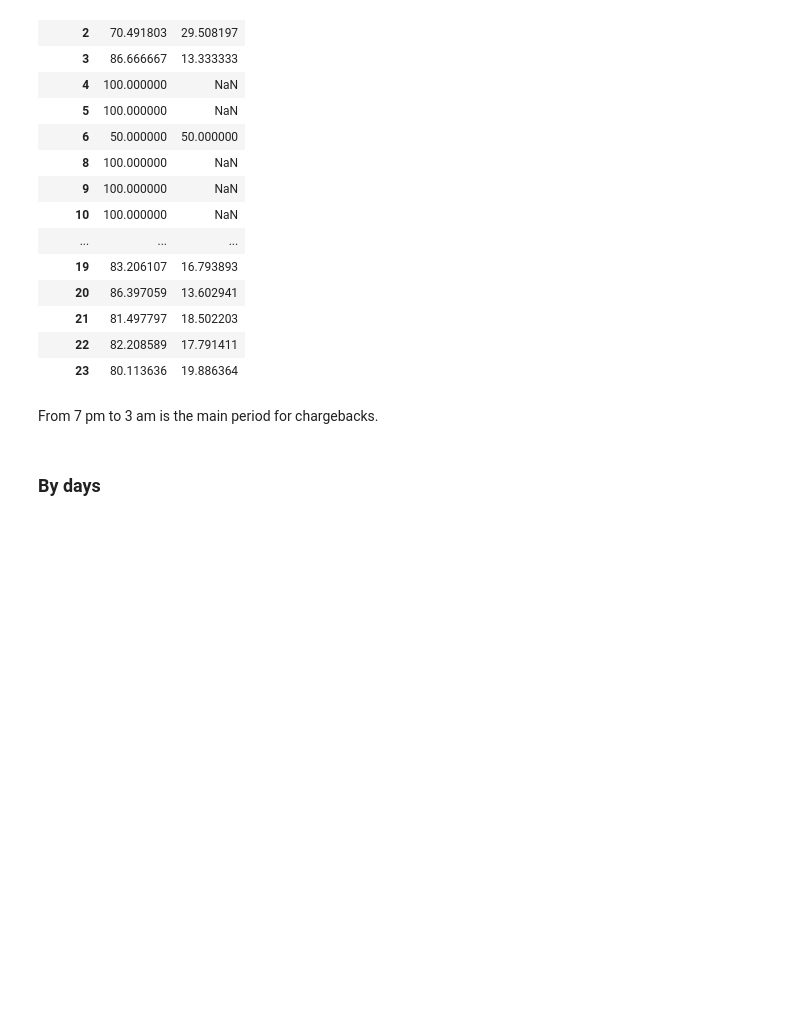
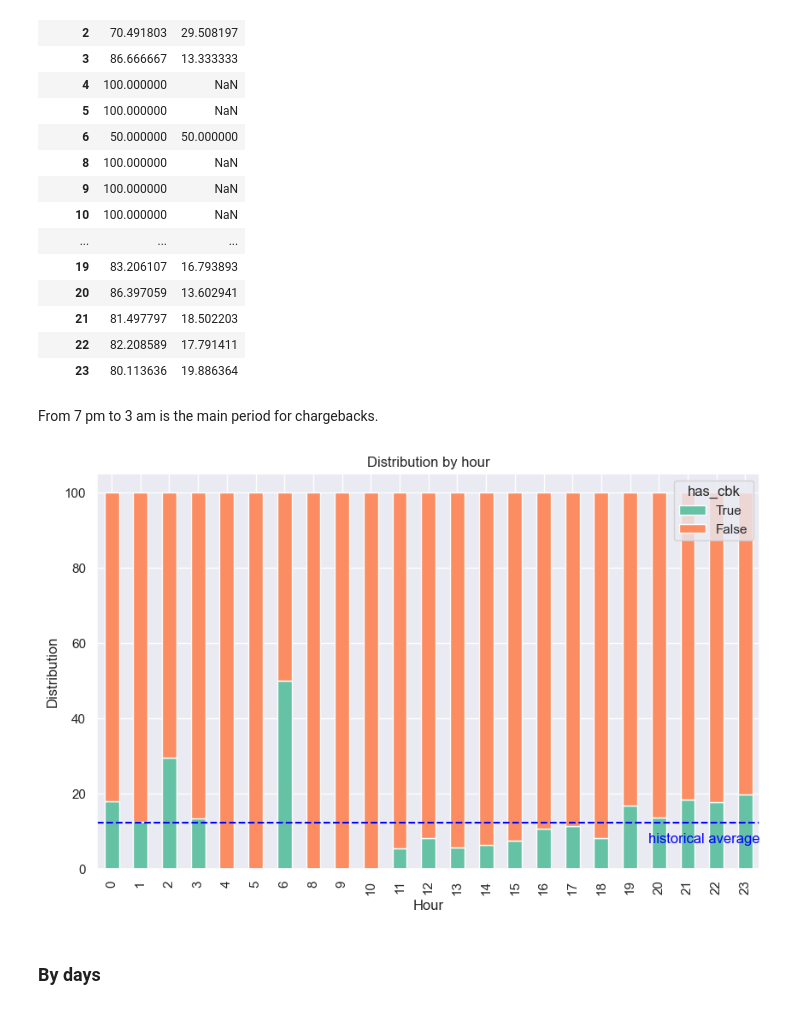
Before and after one commit to andreggalvao/CloudWalk-test, a Jupyter notebook: analise.ipynb, the cells around one changed output. Saved outputs shown, nothing was run; the diff lists cells and outputs as text; code cells hidden in the pictures; blank space fills up the shorter version.

```diff
--- a/analise.ipynb
+++ b/analise.ipynb
@@ -239,6 +290,32 @@ distribuicao_por_hora
 | 23 | 80.113636 | 19.886364 |
 # %% [markdown]
 From 7 pm to 3 am is the main period for chargebacks.
+# %%
+import matplotlib.pyplot as plt
+
+# Reorganiza as colunas no DataFrame
+distribuicao_por_hora = distribuicao_por_hora.reindex(columns=[True, False])
+
+# Configurações do gráfico
+fig, ax = plt.subplots(figsize=(10, 6))  # Define o tamanho da figura
+
+# Gera o histograma empilhado
+distribuicao_por_hora.plot(kind='bar', stacked=True, ax=ax)
+
+# Configurações adicionais do gráfico
+plt.xlabel('Hour')  # Rótulo do eixo x
+plt.ylabel('Distribution')  # Rótulo do eixo y
+plt.title('Distribution by hour')  # Título do gráfico
+
+# Adiciona a linha tracejada horizontal no valor de 12,2%
+ax.axhline(y=12.2, color='blue', linestyle='--')
+# Adiciona a legenda na linha
+ax.text(plt.xlim()[1], 8, 'historical average', color='blue', va='center', ha='right')
+
+# Exibe o gráfico
+plt.show()
+# %% [output]
+[figure, added]
 # %% [markdown]
 ### By days
 # %%
```
Also changed, not shown: parts of 5 cells of this notebook, 2 other files.
